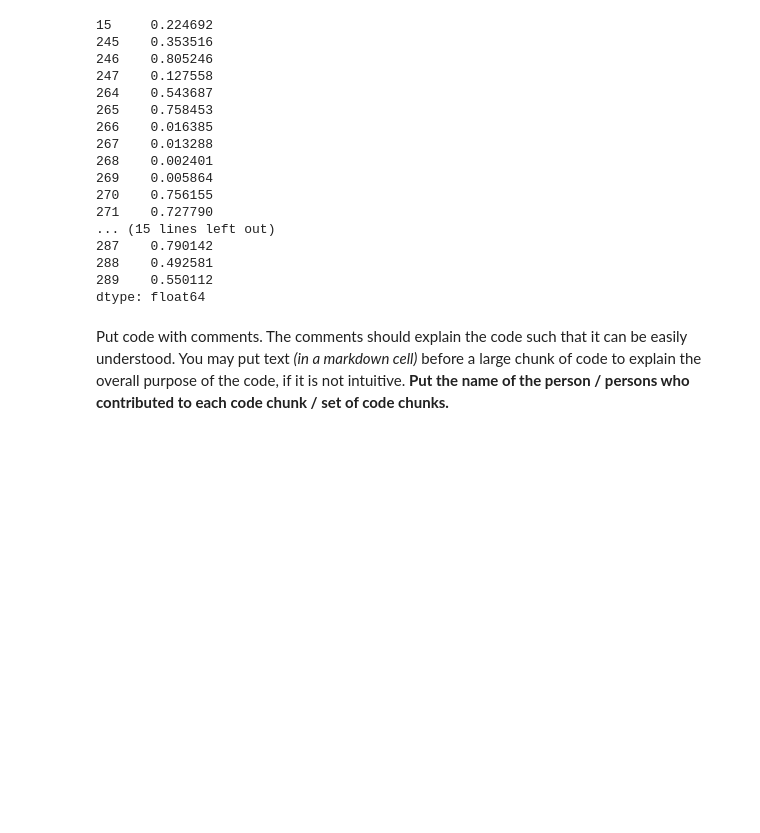
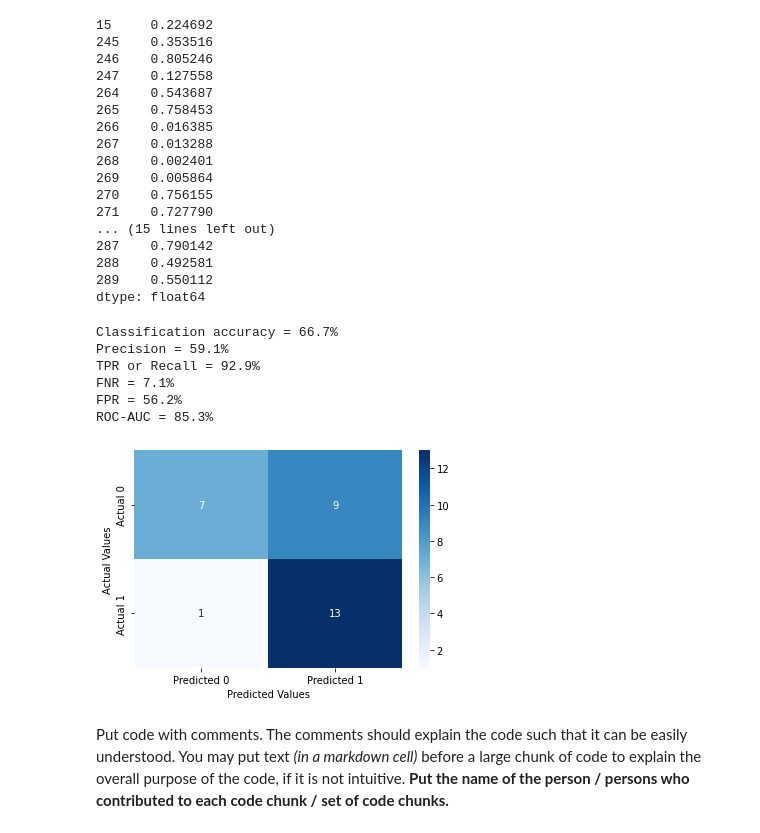
Before and after one commit to wchen952/STAT-303-2-Project, a Jupyter notebook: 303_2_Project_Code.ipynb, the cells around one changed output. Saved outputs shown, nothing was run; the diff lists cells and outputs as text; code cells hidden in the pictures; blank space fills up the shorter version.

Commit message:
Running confusion matrix data with test data

```diff
--- a/303_2_Project_Code.ipynb
+++ b/303_2_Project_Code.ipynb
@@ -384,6 +384,17 @@ pred_class
 288    0.492581
 289    0.550112
 dtype: float64
+# %%
+# running confusion matrix data with test data
+confusion_matrix_data(edu_test, edu_test.Class, model1)
+# %% [output]
+Classification accuracy = 66.7%
+Precision = 59.1%
+TPR or Recall = 92.9%
+FNR = 7.1%
+FPR = 56.2%
+ROC-AUC = 85.3%
+[figure, added]
 # %% [markdown]
 Put code with comments. The comments should explain the code such that it can be easily understood. You may put text *(in a markdown cell)* before a large chunk of code to explain the overall purpose of the code, if it is not intuitive. **Put the name of the person / persons who contributed to each code chunk / set of code chunks.**
 # %% [markdown]
```
Also changed, not shown: parts of 1 cell of this notebook.
